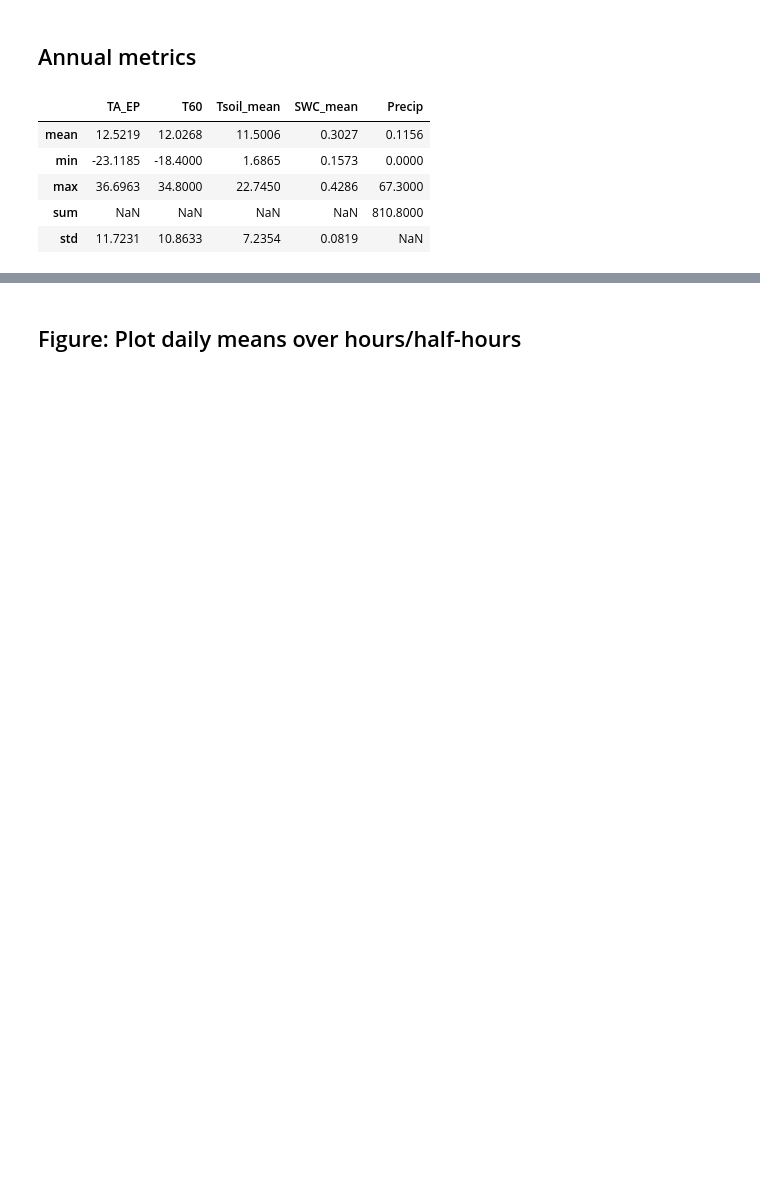
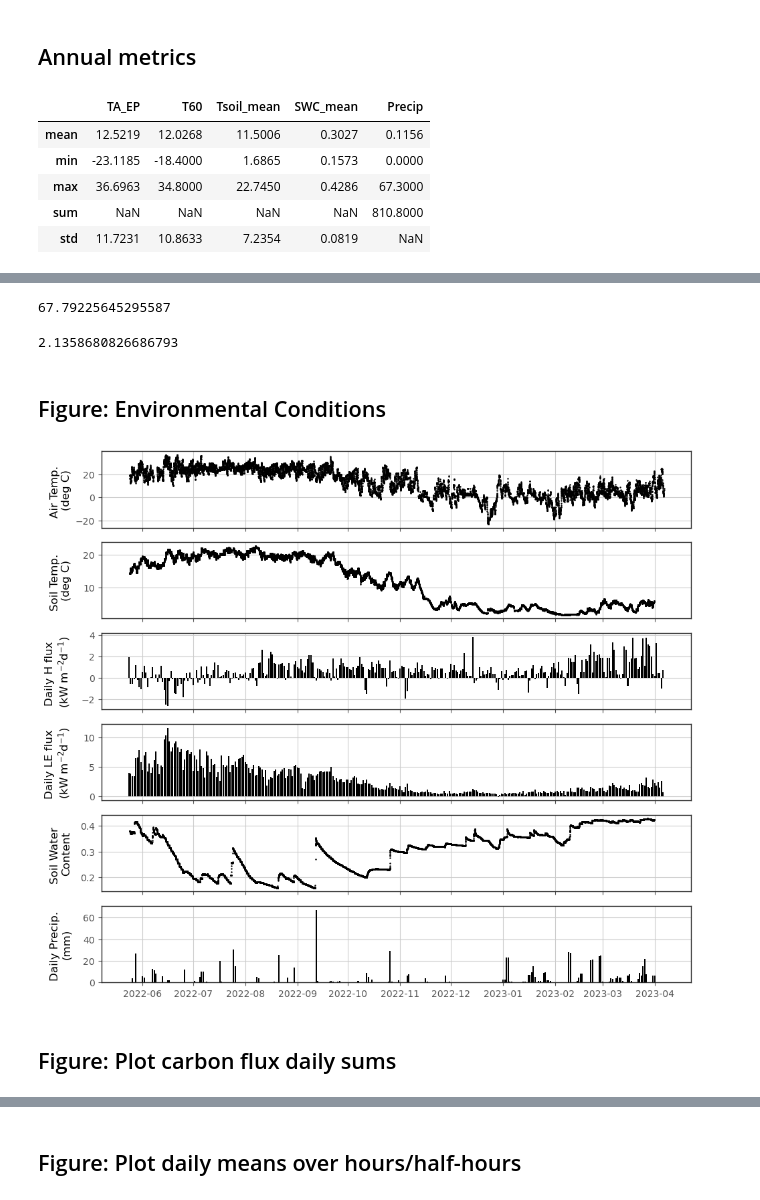
Before and after one commit to ottobriner/atmos-flux-data, a Jupyter notebook: atmos-plot.ipynb, the cells around one changed output, grey strips where cells are left out. Saved outputs shown, nothing was run; the diff lists cells and outputs as text; code cells hidden in the pictures; blank space fills up the shorter version.

Commit message:
EC flux and ML gap-filling plots from thesis defense

```diff
--- a/atmos-plot.ipynb
+++ b/atmos-plot.ipynb
@@ -230,0 +147,4 @@ plt.savefig(f'./output/thesis/fig_fluxes_{datetime.now().strftime("%Y%m%d")}.png
+# %%
+(18.5/12.01*44.01)
+# %% [output]
+67.79225645295587
@@ -230,0 +228,4 @@ plt.savefig(f'./output/thesis/fig_fluxes_{datetime.now().strftime("%Y%m%d")}.png
+# %%
+daily.loc['2022-11':'2023-02','LE_f_sum'].max()
+# %% [output]
+2.1358680826686793
@@ -230,0 +235,44 @@ plt.savefig(f'./output/thesis/fig_fluxes_{datetime.now().strftime("%Y%m%d")}.png
+# %% [markdown]
+## Figure: Environmental Conditions
+# %%
+cols = ['TA_EP', 'Tsoil_mean', 'H_f_sum', 'LE_f_sum', 'SWC_mean', 'Precip_sum']
+labels = ['Air Temp. \n(deg C)',
+          'Soil Temp. \n(deg C)',
+          'Daily H flux \n(kW $m^{-2}d^{-1}$)',
+          'Daily LE flux \n(kW $m^{-2}d^{-1}$)',
+          'Soil Water \nContent', 'Daily Precip. \n(mm)']
+fig, ax = plt.subplots(len(cols),1, figsize = (10, 5.65*1.5), sharex = True)
+
+point_marker_style = dict(color='k', ls='',
+                         markersize = 1.5)
+
+ax[0].plot(l3[cols[0]], **point_marker_style)
+ax[1].plot(l3[cols[1]], **point_marker_style)
+ax[2].bar(daily.index.to_timestamp(), daily[cols[2]], color = 'k')
+ax[3].bar(daily.index.to_timestamp(), daily[cols[3]], color = 'k')
+ax[4].plot(l3[cols[4]], **point_marker_style)
+ax[5].bar(daily.index.to_timestamp(), daily[cols[5]], color = 'k')
+
+for i in range(len(ax)):
+    ax[i].set(ylabel = labels[i])
+# ax[0].set(ylabel = labels[0] + '\n')
+# ax[1].set(ylabel = labels[1] + '\n(deg C)')
+# ax[2].set(ylabel = labels[2] + '\n(W $m^{-2}$)')
+# ax[3].set(ylabel = labels[3] + '\n(W $m^{-2}$)')
+# ax[4].set(ylabel = labels[4], xlabel = 'date')
+
+# rax = ax[4].twinx()
+# rax.bar(hourly.index.to_timestamp(),
+#         height=hourly['Precip_sum'], width=0.4, color = '#777777')
+# rax.grid(visible=False)
+# ax[4].grid(visible=False)
+# mpl_axes_aligner.align.yaxes(ax[4], 0, rax, 0)
+
+plt.tight_layout()
+
+fig.align_ylabels(ax[:])
+# plt.savefig(f'./output/thesis/fig_environ_{datetime.now().strftime("%Y%m%d")}.png', dpi=300)
+# %% [output]
+[figure, added]
+# %% [markdown]
+## Figure: Plot carbon flux daily sums
```
Also changed, not shown: parts of 23 cells of this notebook.
